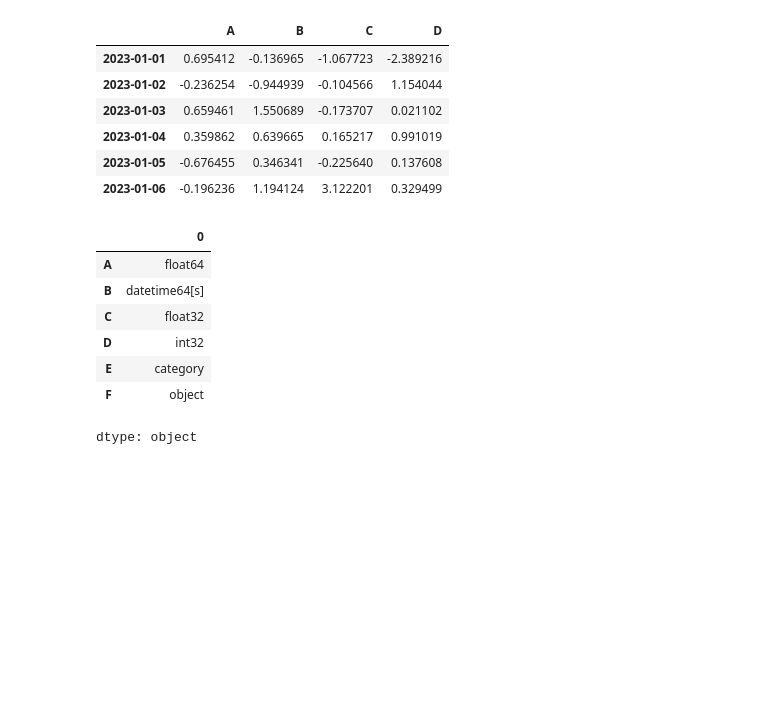
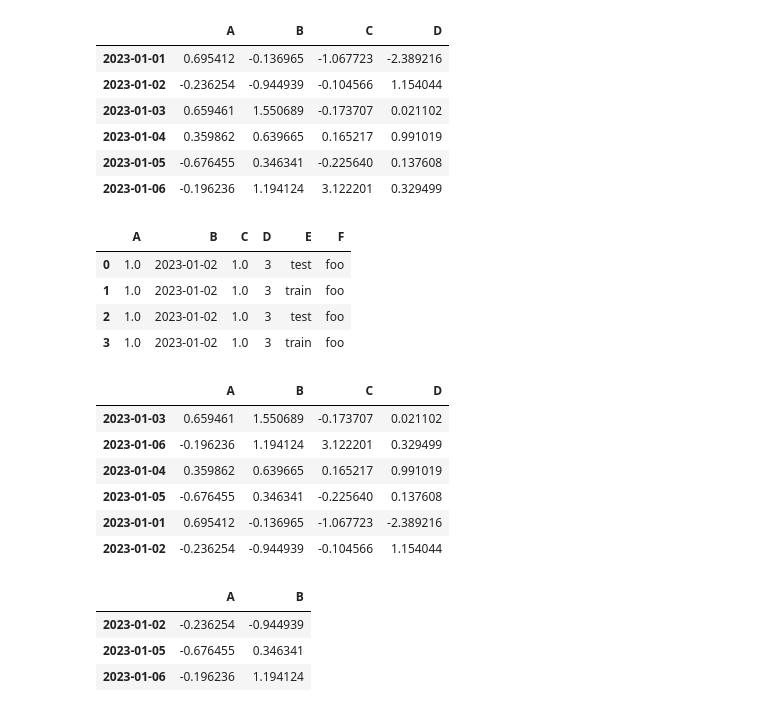
Before and after one commit to kulkarni41/amazon-clone-blockchain, a Jupyter notebook: pandas.ipynb, the cells around one changed output. Cells and saved outputs as stored; diff of their text form; code cells hidden in the pictures; blank space fills up the shorter version.

```diff
--- a/pandas.ipynb
+++ b/pandas.ipynb
@@ -33,13 +33,47 @@ df2=pd.DataFrame(
     }
 )
 df2
-df2.dtypes
+#df2.dtypes
 # %% [output]
-|  | 0 |
-| A | float64 |
-| B | datetime64[s] |
-| C | float32 |
-| D | int32 |
-| E | category |
-| F | object |
+|  | A | B | C | D | E | F |
+| 0 | 1.0 | 2023-01-02 | 1.0 | 3 | test | foo |
+| 1 | 1.0 | 2023-01-02 | 1.0 | 3 | train | foo |
+| 2 | 1.0 | 2023-01-02 | 1.0 | 3 | test | foo |
+| 3 | 1.0 | 2023-01-02 | 1.0 | 3 | train | foo |
-dtype: object
+# %%
+#Viewing Dara
+df2.head()
+df2.tail(3)
+df2.index
+df2.columns
+df2.to_numpy() #Convert to Array
+df.describe()
+df.T  #Transpose of df
+df2.dtypes
+df.sort_index(axis=1,ascending=False,)
+df.sort_values(by="B",ascending=False)
+# %% [output]
+|  | A | B | C | D |
+| 2023-01-03 | 0.659461 | 1.550689 | -0.173707 | 0.021102 |
+| 2023-01-06 | -0.196236 | 1.194124 | 3.122201 | 0.329499 |
+| 2023-01-04 | 0.359862 | 0.639665 | 0.165217 | 0.991019 |
+| 2023-01-05 | -0.676455 | 0.346341 | -0.225640 | 0.137608 |
+| 2023-01-01 | 0.695412 | -0.136965 | -1.067723 | -2.389216 |
+| 2023-01-02 | -0.236254 | -0.944939 | -0.104566 | 1.154044 |
+# %%
+#Getting Iteam
+df["A"]
+df[0:2]
+df["20230102":"20230105"]
+df[["A","C"]]
+df.loc["20230103","B"]
+df.loc[:,["A","B"]]
+df.loc["20230102":"20230104",["A","B"]]
+df.loc["20230102"]
+df.loc[dates[0]] #indexed 0
+df.loc[df["A"]<0, ["A","B"]]
+# %% [output]
+|  | A | B |
+| 2023-01-02 | -0.236254 | -0.944939 |
+| 2023-01-05 | -0.676455 | 0.346341 |
+| 2023-01-06 | -0.196236 | 1.194124 |
```
Also changed, not shown: parts of 1 cell of this notebook.
